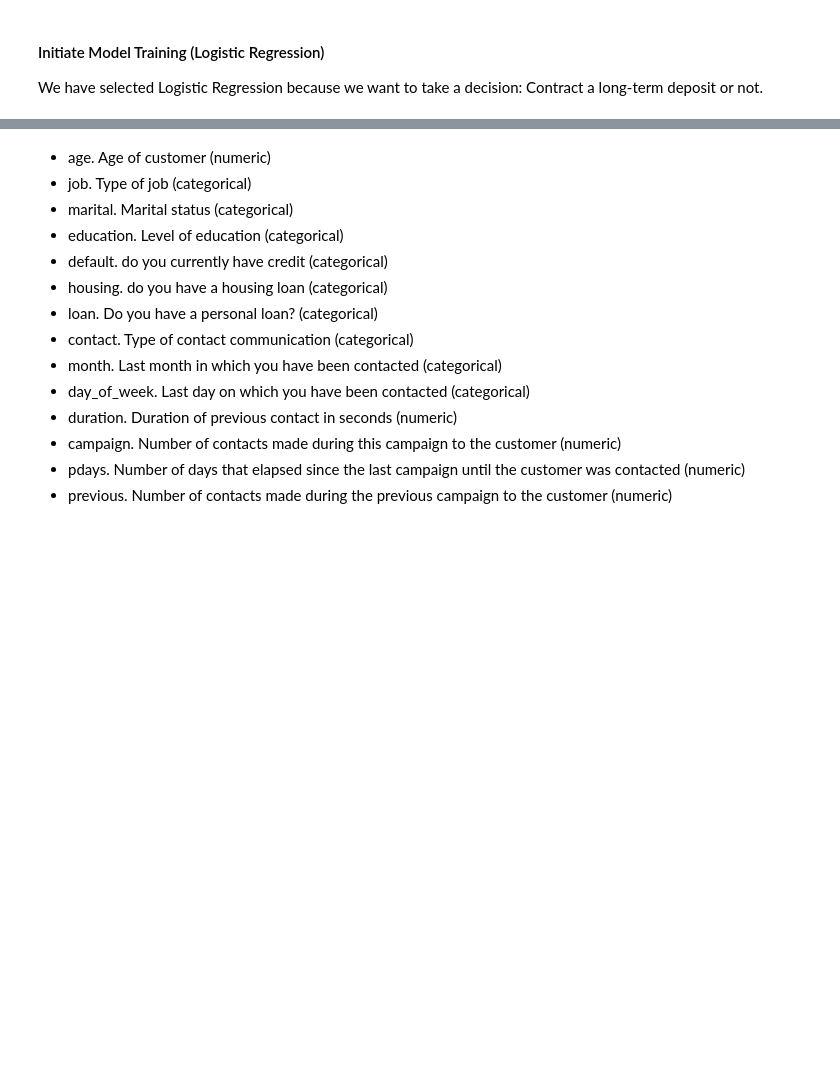
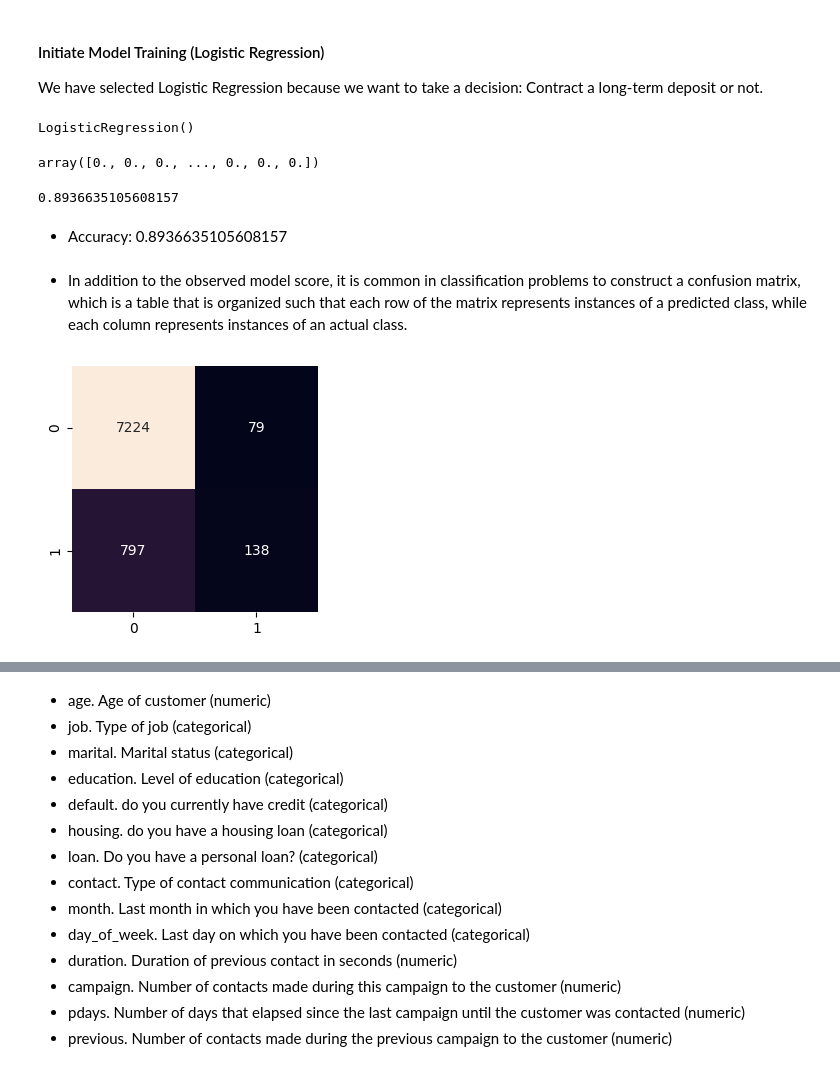
Before and after one commit to 4GeeksAcademy/machine-learning-regresion-logistica-Juli-MM, a Jupyter notebook: src/explore.ipynb, the cells around one changed output, grey strips where cells are left out. Drawn from its saved outputs; the diff is of its cells as text; code cells hidden in the pictures; blank space fills up the shorter version.

```diff
--- a/src/explore.ipynb
+++ b/src/explore.ipynb
@@ -619,3 +619,48 @@ y_test = test_data["y"]
 #### Initiate Model Training (Logistic Regression)
 
 We have selected Logistic Regression because we want to take a decision: Contract a long-term deposit or not.
+# %%
+from sklearn.linear_model import LogisticRegression
+
+model = LogisticRegression()
+model.fit(X_train, y_train)
+# %% [output]
+LogisticRegression()
+# %%
+# Model prediction:
+
+y_pred = model.predict(X_test)
+y_pred
+# %% [output]
+array([0., 0., 0., ..., 0., 0., 0.])
+# %%
+# Accuracy Test
+
+from sklearn.metrics import accuracy_score
+
+accuracy_score(y_test, y_pred)
+# %% [output]
+0.8936635105608157
+# %% [markdown]
+- Accuracy: 0.8936635105608157
+# %% [markdown]
+- In addition to the observed model score, it is common in classification problems to construct a confusion matrix, which is a table that is organized such that each row of the matrix represents instances of a predicted class, while each column represents instances of an actual class.
+# %%
+# Confusion Matrix
+
+from sklearn.metrics import confusion_matrix
+
+bankmkt_cm = confusion_matrix(y_test, y_pred)
+
+# Let's draw this matrix to make it more visual
+
+cm_df = pd.DataFrame(bankmkt_cm)
+
+plt.figure(figsize = (3, 3))
+sns.heatmap(cm_df, annot=True, fmt="d", cbar=False)
+
+plt.tight_layout()
+
+plt.show()
+# %% [output]
+[figure, added]
```
Also changed, not shown: parts of 15 cells of this notebook.
